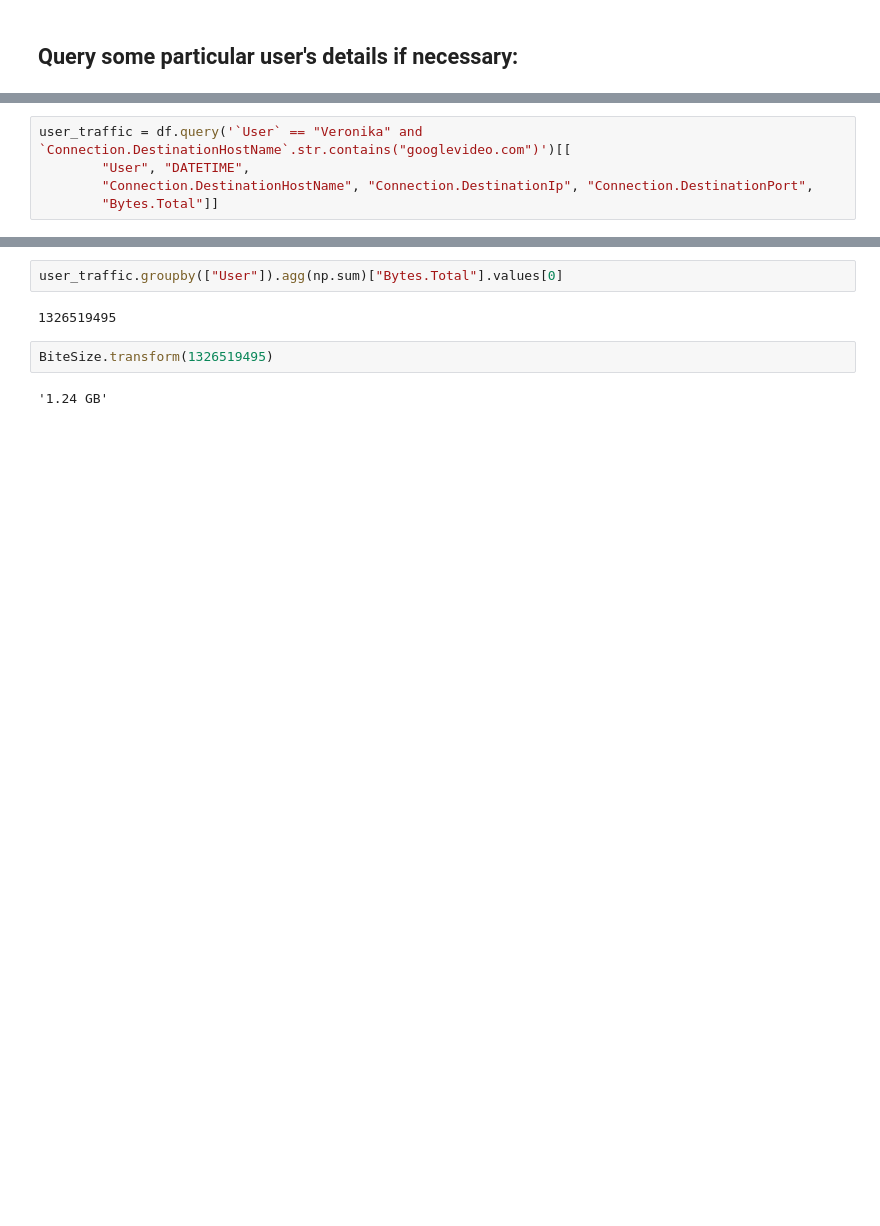
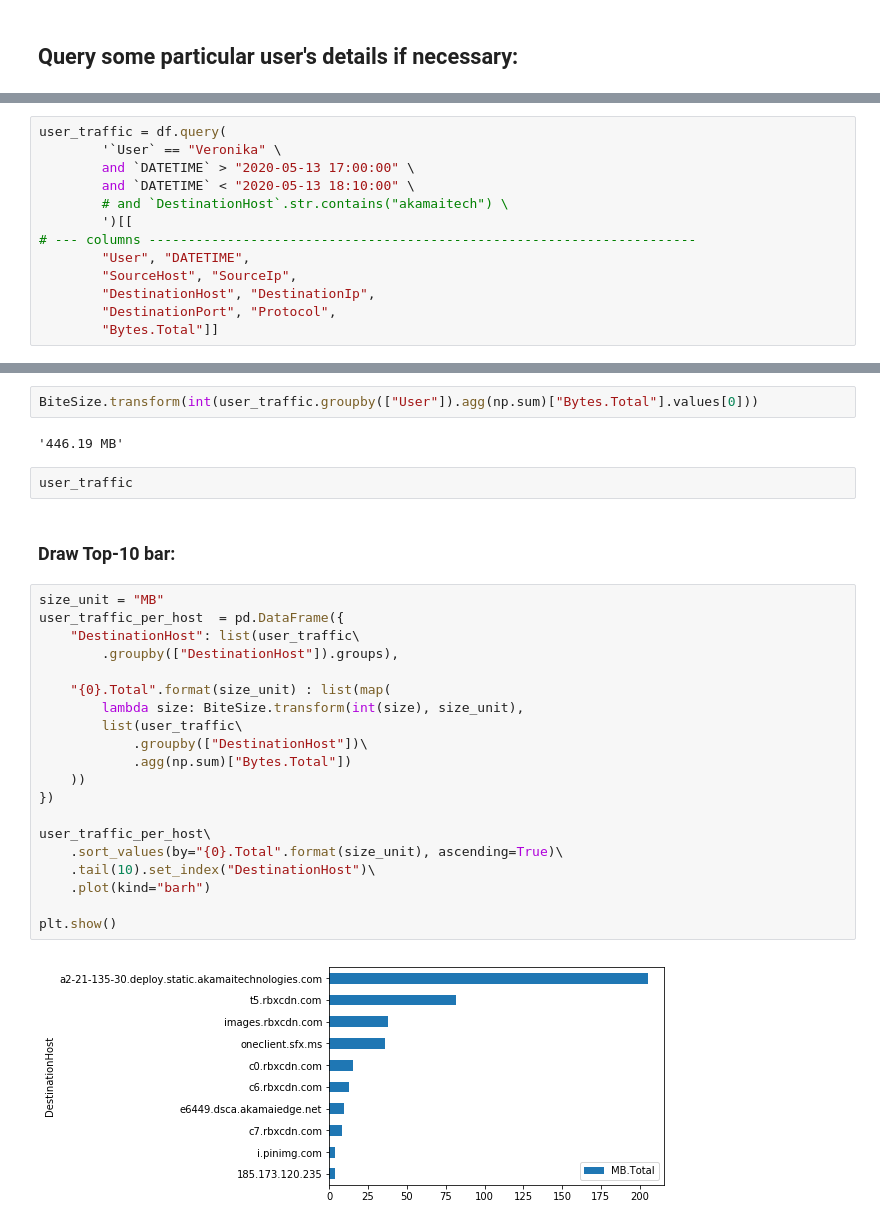
Before and after one commit to filkovsp/KerioLogParser, a Jupyter notebook: main.ipynb, the cells around one changed output, grey strips where cells are left out. Saved outputs shown, nothing was run; the diff lists cells and outputs as text; blank space fills up the shorter version.

```diff
--- a/main.ipynb
+++ b/main.ipynb
@@ -159,5 +145,13 @@ df.query('`User` == "Veronika" and `Connection.DestinationIp` == "151.101.129.42
 # %%
-user_traffic = df.query('`User` == "Veronika" and `Connection.DestinationHostName`.str.contains("googlevideo.com")')[[
+user_traffic = df.query(
+        '`User` == "Veronika" \
+        and `DATETIME` > "2020-05-13 17:00:00" \
+        and `DATETIME` < "2020-05-13 18:10:00" \
+        # and `DestinationHost`.str.contains("akamaitech") \
+        ')[[
+# --- columns ----------------------------------------------------------------------
         "User", "DATETIME",
-        "Connection.DestinationHostName", "Connection.DestinationIp", "Connection.DestinationPort",
+        "SourceHost", "SourceIp",
+        "DestinationHost", "DestinationIp",
+        "DestinationPort", "Protocol",
         "Bytes.Total"]]
@@ -175,8 +158,30 @@ user_traffic.tail()
 # %%
-user_traffic.groupby(["User"]).agg(np.sum)["Bytes.Total"].values[0]
+BiteSize.transform(int(user_traffic.groupby(["User"]).agg(np.sum)["Bytes.Total"].values[0]))
 # %% [output]
-1326519495
+'446.19 MB'
-# %%
-BiteSize.transform(1326519495)
-# %% [output]
-'1.24 GB'
+# %%
+user_traffic
+# %% [markdown]
+### Draw Top-10 bar:
+# %%
+size_unit = "MB"
+user_traffic_per_host  = pd.DataFrame({
+    "DestinationHost": list(user_traffic\
+        .groupby(["DestinationHost"]).groups),
+
+    "{0}.Total".format(size_unit) : list(map(
+        lambda size: BiteSize.transform(int(size), size_unit),
+        list(user_traffic\
+            .groupby(["DestinationHost"])\
+            .agg(np.sum)["Bytes.Total"])
+    ))
+})
+
+user_traffic_per_host\
+    .sort_values(by="{0}.Total".format(size_unit), ascending=True)\
+    .tail(10).set_index("DestinationHost")\
+    .plot(kind="barh")
+
+plt.show()
+# %% [output]
+[figure, added]
```
Also changed, not shown: parts of 10 cells of this notebook, 1 other file.
